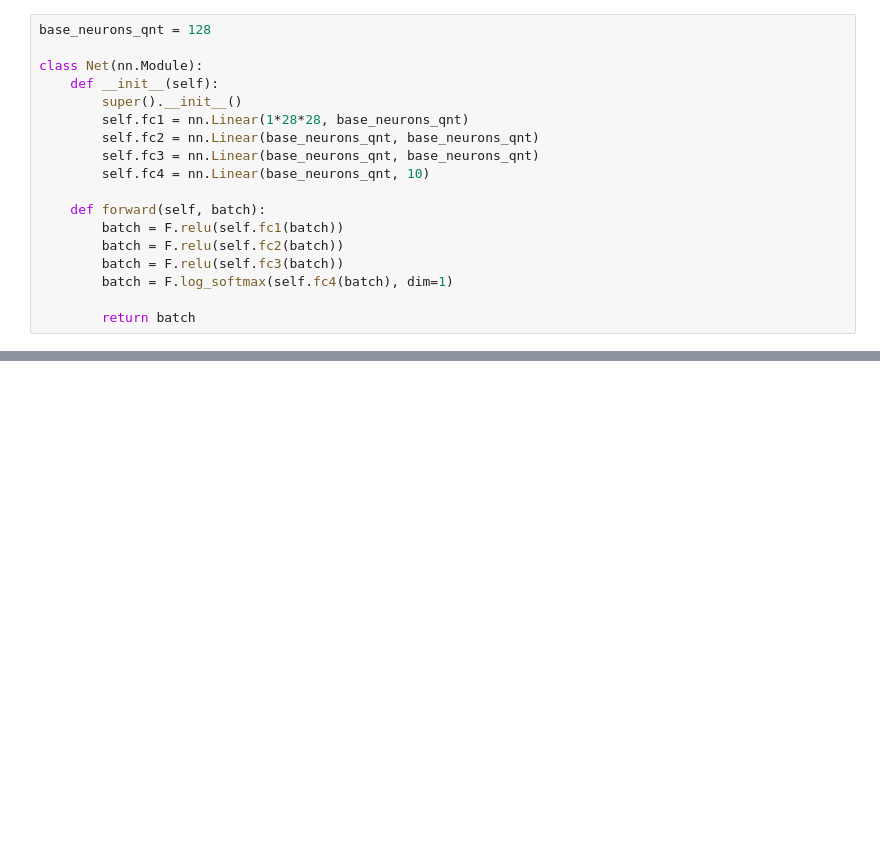
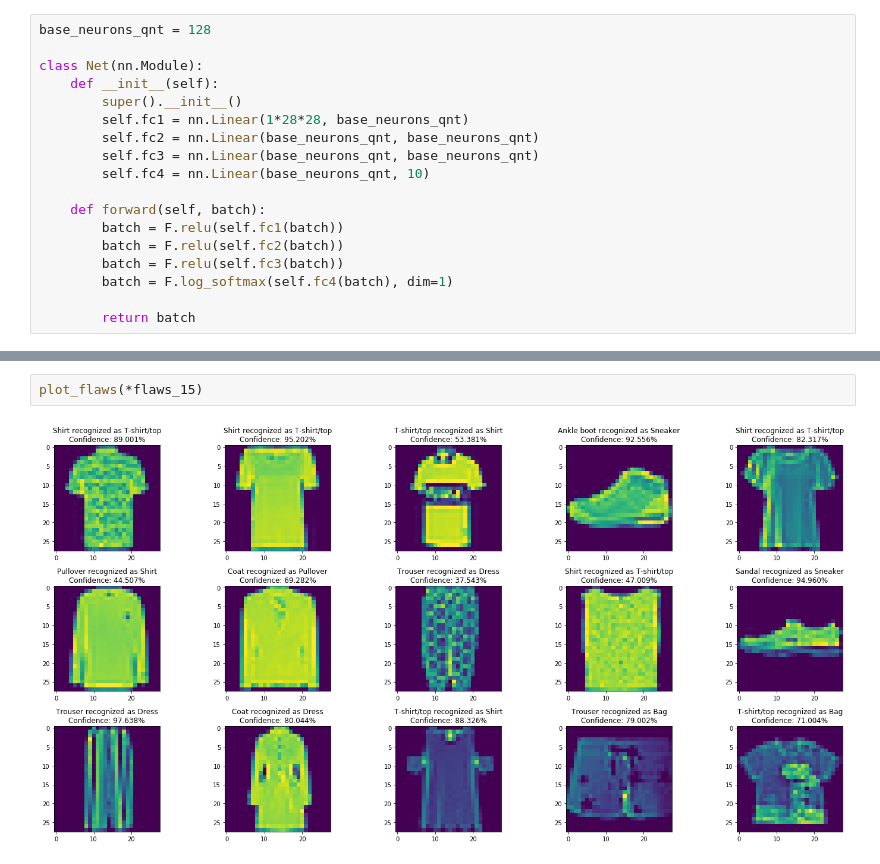
Before and after one commit to atercygnus/Otus-DeepLearningEngeneer, a Jupyter notebook: lesson3/overfitIt.ipynb, the cells around one changed output, grey strips where cells are left out. Saved outputs shown, nothing was run; the diff lists cells and outputs as text; blank space fills up the shorter version.

```diff
--- a/lesson3/overfitIt.ipynb
+++ b/lesson3/overfitIt.ipynb
@@ -151,0 +226,4 @@ plt.legend()
+# %%
+plot_flaws(*flaws_15)
+# %% [output]
+[figure, added]
```
Also changed, not shown: parts of 15 cells of this notebook.
